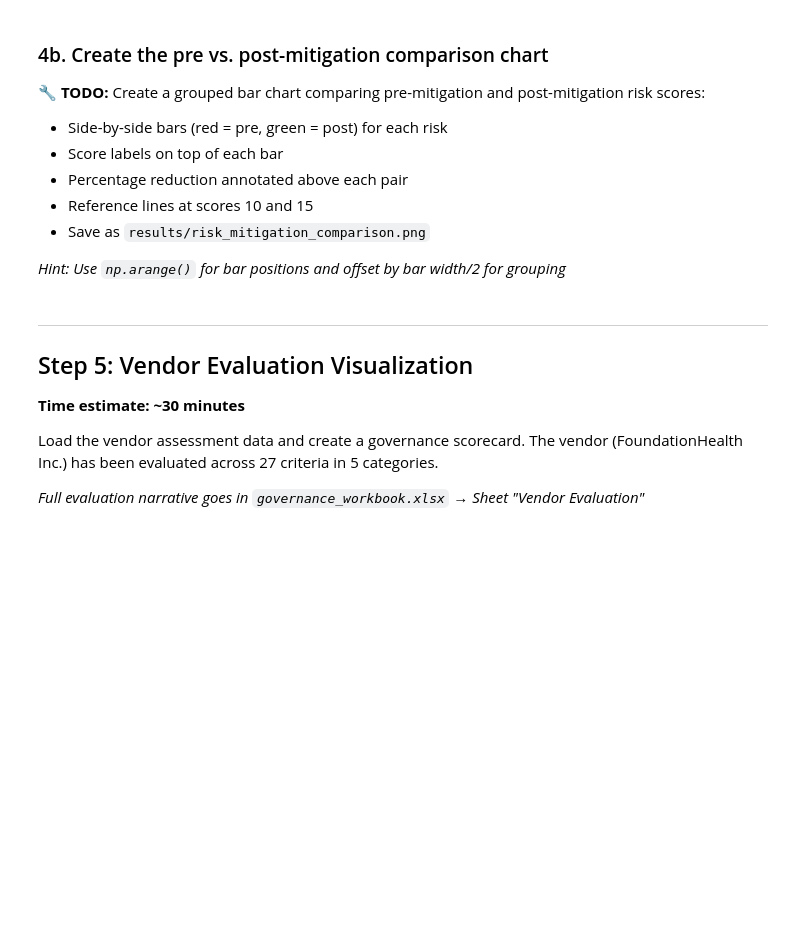
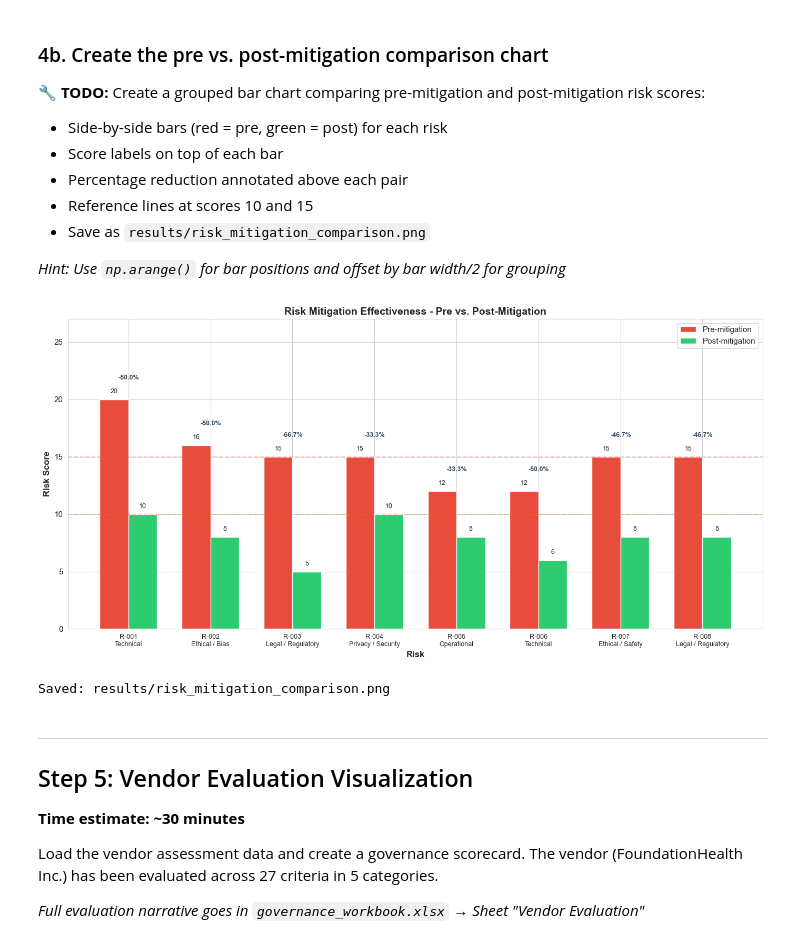
Before and after one commit to aguijarro/ai-data-gov, a Jupyter notebook: ai-data-gov-nd700-c2-cd13873-project-starter/project/starter/governance_assessment.ipynb, the cells around one changed output. Cells and saved outputs as stored; diff of their text form; code cells hidden in the pictures; blank space fills up the shorter version.

```diff
--- a/ai-data-gov-nd700-c2-cd13873-project-starter/project/starter/governance_assessment.ipynb
+++ b/ai-data-gov-nd700-c2-cd13873-project-starter/project/starter/governance_assessment.ipynb
@@ -638,39 +763,53 @@ print("✅ Saved: results/risk_heatmap.png")
 *Hint: Use `np.arange()` for bar positions and offset by bar width/2 for grouping*
 # %%
 # Step 4b: Create pre vs. post-mitigation comparison
+
+# Ensure risk data exists in this cell's execution context.
+if 'risk_df' not in globals():
+    risk_df = pd.read_csv(DATA_DIR / 'risk_register.csv')
 
 fig, ax = plt.subplots(figsize=(14, 7))
 
 x = np.arange(len(risk_df))
 w = 0.35  # bar width
 
-# 🔧 TODO: Create two sets of bars (grouped bar chart):
-# - Pre-mitigation bars (red) using risk_score, offset left
-# - Post-mitigation bars (green) using residual_score, offset right
-# Hint: Offset each set by half the bar width from the x positions.
+# Build grouped bars: pre (left) vs post (right).
+pre_vals = risk_df['risk_score'].values
+post_vals = risk_df['residual_score'].values
+pre_bars = ax.bar(x - w/2, pre_vals, width=w, color='#e74c3c', label='Pre-mitigation', edgecolor='white')
+post_bars = ax.bar(x + w/2, post_vals, width=w, color='#2ecc71', label='Post-mitigation', edgecolor='white')
 
+# Add score labels on each bar.
+for b in list(pre_bars) + list(post_bars):
+    h = b.get_height()
+    ax.text(b.get_x() + b.get_width()/2, h + 0.4, f"{h:.0f}",
+            ha='center', va='bottom', fontsize=9)
 
-# 🔧 TODO: Add score labels on top of each bar.
-
-
-# 🔧 TODO: Annotate the percentage reduction above each risk pair.
-
+# Compute and annotate reduction percentages above each pair.
+reduction_pct = np.where(pre_vals > 0, ((pre_vals - post_vals) / pre_vals) * 100, 0)
+for i, pct in enumerate(reduction_pct):
+    ymax = max(pre_vals[i], post_vals[i])
+    ax.text(x[i], ymax + 1.6, f"-{pct:.1f}%", ha='center', va='bottom',
+            fontsize=9, color='#34495e', fontweight='bold')
 
 # Axis formatting (provided)
 ax.set_xlabel('Risk', fontsize=12, fontweight='bold')
 ax.set_ylabel('Risk Score', fontsize=12, fontweight='bold')
-ax.set_title('Risk Mitigation Effectiveness — Pre vs. Post-Mitigation', fontsize=14, fontweight='bold')
+ax.set_title('Risk Mitigation Effectiveness - Pre vs. Post-Mitigation', fontsize=14, fontweight='bold')
 ax.set_xticks(x)
 ax.set_xticklabels([f"{r['risk_id']}\n{r['risk_category']}" for _, r in risk_df.iterrows()], fontsize=9)
 ax.legend(fontsize=11)
 ax.set_ylim(0, 27)
 ax.axhline(y=15, color='#e74c3c', ls='--', alpha=0.3)
 ax.axhline(y=10, color='#e67e22', ls='--', alpha=0.3)
 
 plt.tight_layout()
 plt.savefig(RESULTS_DIR / 'risk_mitigation_comparison.png', dpi=150, bbox_inches='tight', facecolor='white')
 plt.show()
-print("✅ Saved: results/risk_mitigation_comparison.png")
+print('Saved: results/risk_mitigation_comparison.png')
+# %% [output]
+[figure, added]
+Saved: results/risk_mitigation_comparison.png
 # %% [markdown]
 ---
 ## Step 5: Vendor Evaluation Visualization
```
Also changed, not shown: parts of 11 cells of this notebook.
